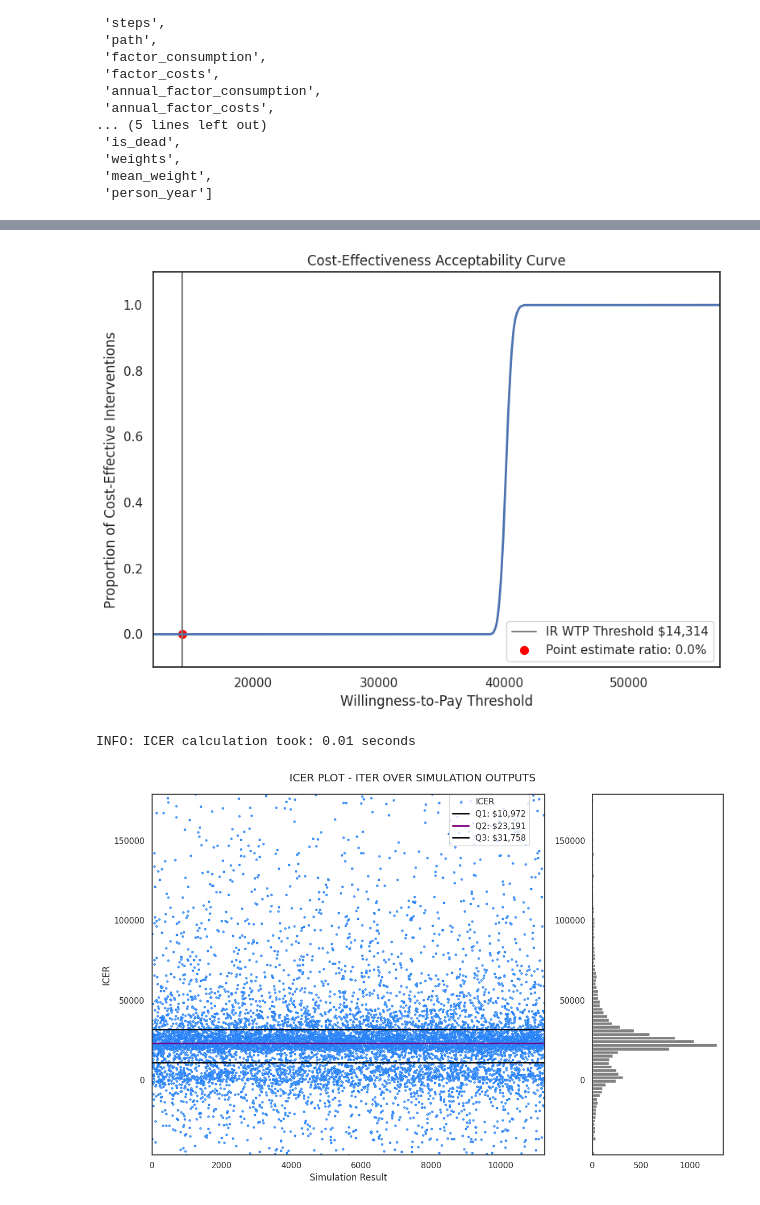
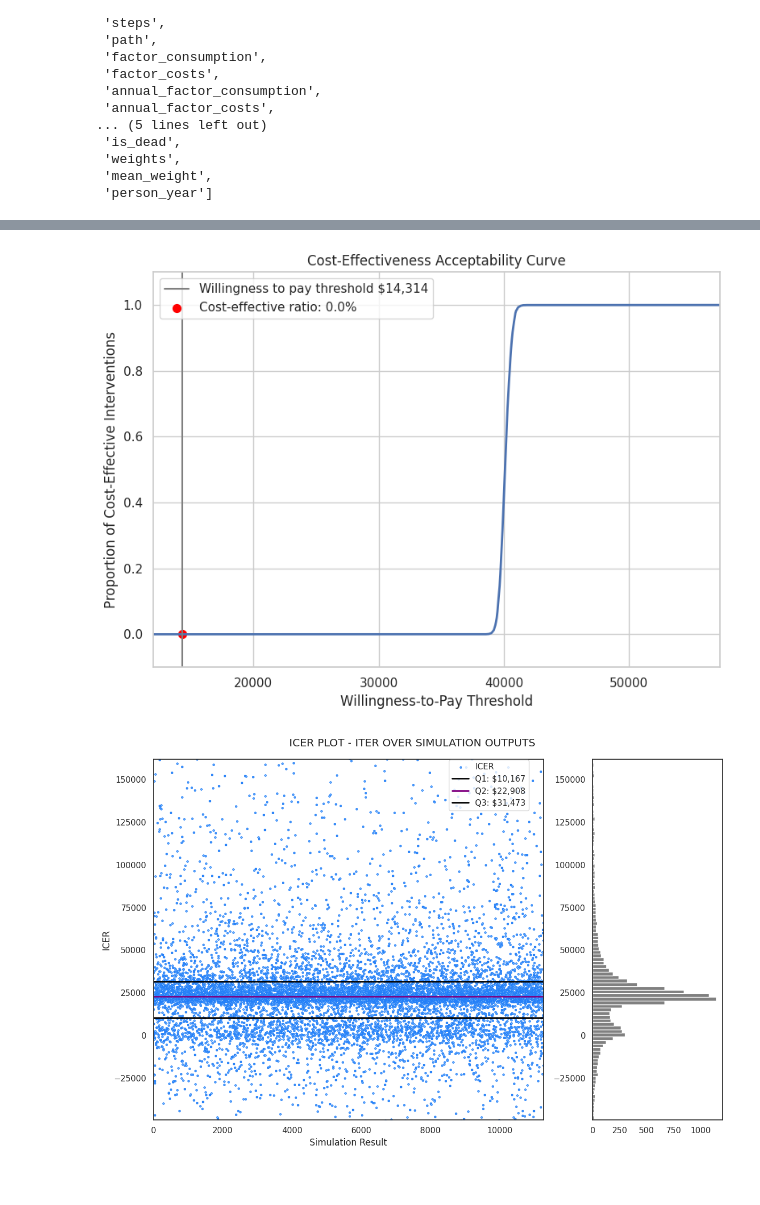
Before and after one commit to MohammadHashemian/SimpleMarkovChain, a Jupyter notebook: notebooks/03_hemophilia_cua_early.ipynb, the cells around one changed output, grey strips where cells are left out. Saved outputs shown, nothing was run; the diff lists cells and outputs as text; code cells hidden in the pictures.

```diff
--- a/notebooks/03_hemophilia_cua_early.ipynb
+++ b/notebooks/03_hemophilia_cua_early.ipynb
@@ -580,31 +583,32 @@ INFO: IQR: $551.31
 # Create WTP thresholds - consider making the upper bound more flexible
 max_threshold = constants.WTP_THRESHOLD * 4
 X = np.linspace(start=0, stop=max_threshold, num=1000)
-
 Y = []
 
 for threshold in X:
     # Below the current threshold
-    cost_effective_count = np.sum(ICER_LIST <= threshold)  # type: ignore
-    ratio = cost_effective_count / len(ICER_LIST)
+    cost_effective_count = np.sum(BOOTSTRAP_ICERS <= threshold)
+    ratio = cost_effective_count / len(BOOTSTRAP_ICERS)
     Y.append(ratio)
 
-icer_ratio = np.sum((ICER_LIST <= constants.WTP_THRESHOLD)) / len(ICER_LIST)  # type: ignore
-# Create the plot
-sns.set_theme(style="white")
+below_threshold_icers = np.array(BOOTSTRAP_ICERS) <= constants.WTP_THRESHOLD
+cost_effective_ratio = np.sum(below_threshold_icers / len(BOOTSTRAP_ICERS))
+
+# Plot Acceptability Curve
+sns.set_theme(style="whitegrid")
 fig, ax = plt.subplots(figsize=(8, 6))
 ax.plot(X, Y, linewidth=2)
 ax.axvline(
     x=constants.WTP_THRESHOLD,
     color="gray",
-    label=f"IR WTP Threshold ${round(constants.WTP_THRESHOLD):,}",
+    label=f"Willingness to pay threshold ${round(constants.WTP_THRESHOLD):,}",
 )
 ax.scatter(
     x=constants.WTP_THRESHOLD,
-    y=icer_ratio,
+    y=cost_effective_ratio,
     color="red",
     s=50,
-    label=f"Point estimate ratio: {round(icer_ratio, 2)}%",
+    label=f"Cost-effective ratio: {round(cost_effective_ratio, 2)}%",
 )
 ax.set_xlabel("Willingness-to-Pay Threshold")
 ax.set_ylabel("Proportion of Cost-Effective Interventions")
@@ -614,66 +618,63 @@ ax.set_ylim(-0.1, 1.1)
 ax.legend()
 fig.tight_layout()
 # %% [output]
-[figure, old version]
+[figure, new version]
 # %%
 # sns.set_theme(style="darkgrid", rc={"axes.spines.right": False, "axes.spines.top": False})
 sns.set_theme(style="white")
-start = time()
-DC = prophylaxis_df.factor_costs - on_demand_df.factor_costs
-DQ = prophylaxis_df.qaly - on_demand_df.qaly
-
-valid_mask = np.isfinite(DQ) & np.isfinite(DC) & (DQ != 0)
-
-ICER_LIST = DC[valid_mask] / DQ[valid_mask]
-
-logger.info(f"ICER calculation took: {round(time() - start, 2)} seconds")
+DC_SERIES = prophylaxis_df.factor_costs - on_demand_df.factor_costs
+DQ_SERIES = prophylaxis_df.qaly - on_demand_df.qaly
+# Avoid zero-division error
+valid_mask = np.isfinite(DQ_SERIES) & np.isfinite(DC_SERIES) & (DQ_SERIES != 0)
+ICERS_PER_SIMULATION = DC_SERIES[valid_mask] / DQ_SERIES[valid_mask]
 
 fig = plt.figure(figsize=(12, 8))
 gs = GridSpec(2, 2, width_ratios=(3, 1), height_ratios=(1, 1))
 
 scatter = fig.add_subplot(gs[:, :-1])
 hist = fig.add_subplot(gs[:, -1])
 
 scatter.scatter(
-    x=[i for i in range(len(ICER_LIST))],
-    y=ICER_LIST,
+    x=[i for i in range(len(ICERS_PER_SIMULATION))],
+    y=ICERS_PER_SIMULATION,
     s=5,
     color="#88C6FF",
     edgecolors="#237FF8",
 )
 scatter.set_ylabel("ICER")
 scatter.set_xlabel("Simulation Result")
 
-Q1 = np.percentile(ICER_LIST, 25).astype(float)
-Q2 = np.percentile(ICER_LIST, 50).astype(float)
-Q3 = np.percentile(ICER_LIST, 75).astype(float)
+BQ1 = np.percentile(ICERS_PER_SIMULATION, 25).astype(float)
+BQ2 = np.percentile(ICERS_PER_SIMULATION, 50).astype(float)
+BQ3 = np.percentile(ICERS_PER_SIMULATION, 75).astype(float)
 
-P5 = np.percentile(ICER_LIST, 5).astype(float)
-P95 = np.percentile(ICER_LIST, 95).astype(float)
-TRUNC_ICERS = ICER_LIST[(ICER_LIST >= P5) & (ICER_LIST <= P95)]
+P5 = np.percentile(ICERS_PER_SIMULATION, 5).astype(float)
+P95 = np.percentile(ICERS_PER_SIMULATION, 95).astype(float)
+TRUNC_ICERS = ICERS_PER_SIMULATION[
+    (ICERS_PER_SIMULATION >= P5) & (ICERS_PER_SIMULATION <= P95)
+]
 hist.hist(TRUNC_ICERS, bins=100, color="gray", orientation="horizontal")
 hist.set_ylim(bottom=P5, top=P95)
 
-scatter.axhline(Q1, color="black", linewidth=2)
-scatter.axhline(Q2, color="purple", linewidth=2)
-scatter.axhline(Q3, color="black", linewidth=2)
-scatter.set_xlim(left=0, right=ICER_LIST.shape[0])
+scatter.axhline(BQ1, color="black", linewidth=2)
+scatter.axhline(BQ2, color="purple", linewidth=2)
+scatter.axhline(BQ3, color="black", linewidth=2)
+scatter.set_xlim(left=0, right=ICERS_PER_SIMULATION.shape[0])
 scatter.set_ylim(bottom=P5, top=P95)
 fig.suptitle("ICER plot - iter over simulation outputs".upper())
 fig.legend(
     [
         "ICER",
-        f"Q1: ${int(Q1):,}",
-        f"Q2: ${int(Q2):,}",
-        f"Q3: ${int(Q3):,}",
+        f"Q1: ${int(BQ1):,}",
+        f"Q2: ${int(BQ2):,}",
+        f"Q3: ${int(BQ3):,}",
     ],
     loc="upper center",
     bbox_to_anchor=(0.62, 0.94),
 )
 fig.tight_layout()
 # %% [output]
-INFO: ICER calculation took: 0.01 seconds
-[figure, old version]
+[figure, new version]
 # %%
 sns.set_theme(style="darkgrid")
 fig, ax = plt.subplots(1, 1, figsize=(12, 8))
```
Also changed, not shown: parts of 18 cells of this notebook.
